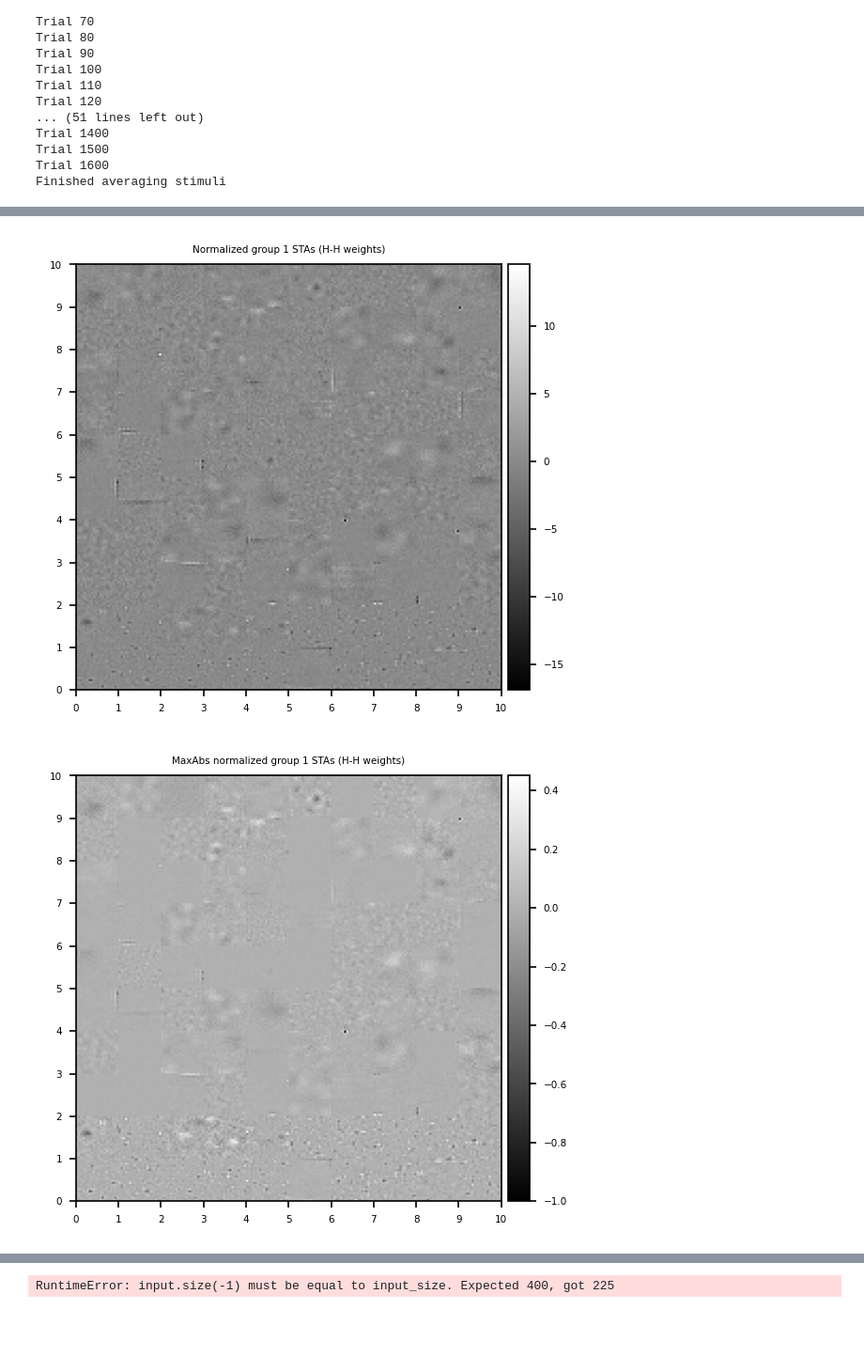
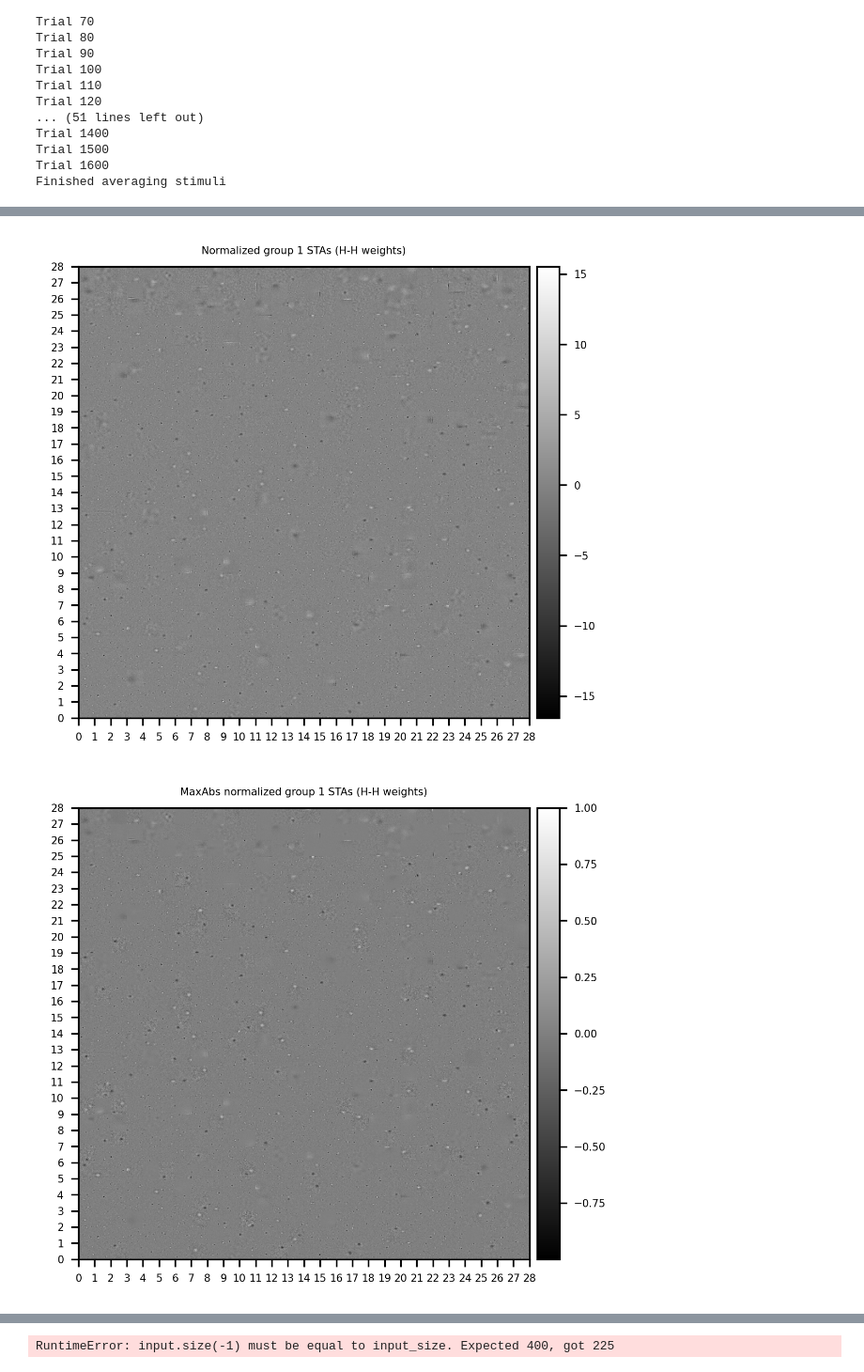
Before and after one commit to sebbkw/rnn, a Jupyter notebook: analyse_network.ipynb, the cells around one changed output, grey strips where cells are left out. Shown at 94% size. Saved outputs shown, nothing was run; the diff lists cells and outputs as text; code cells hidden in the pictures; blank space fills up the shorter version.

```diff
--- a/analyse_network.ipynb
+++ b/analyse_network.ipynb
@@ -37,9 +37,10 @@ PATHS = [
     # Absolute values 45 frames
     './models/model-hierarchicalmode-15framesize-45tsteps-4warmup-2000epochs-1600units-0.001lr-0.25gradclip-1e-06L1-0.5beta-20210223-180522',
     # Absolute values 45 frames, 20 frame size (162400)
-    './models/model-hierarchicalmode-20framesize-45tsteps-4warmup-1000epochs-1600units-1e-05lr-0.25gradclip-1e-06L1-0.3beta-20210224-233528'
+    './models/model-hierarchicalmode-20framesize-45tsteps-4warmup-1000epochs-1600units-1e-05lr-0.25gradclip-1e-06L1-0.3beta-20210224-233528',
+    './models/model-hierarchicalmode-20framesize-45tsteps-4warmup-2000epochs-1600units-1e-05lr-0.25gradclip-1e-06L1-0.3beta-20210225-140304'
 ]
-PATH = PATHS[3]
+PATH = PATHS[4]
 
 # Set device to use on network
 DEVICE = torch.device('cuda' if torch.cuda.is_available() else 'cpu')
@@ -55,7 +56,7 @@ model = network.RecurrentTemporalPrediction.load(
 )
 
 # Load dataset
-train_dataset = FramesDataset('./datasets/processed_dataset_15px_20tsteps.npy', 'train', WARMUP)
-train_data_loader = torch.utils.data.DataLoader(train_dataset, batch_size=128)
-print("Training dataset length:", len(train_dataset))
+#train_dataset = FramesDataset('./datasets/processed_dataset_15px_20tsteps.npy', 'train', WARMUP)
+#train_data_loader = torch.utils.data.DataLoader(train_dataset, batch_size=128)
+#print("Training dataset length:", len(train_dataset))
 # %% [output]
@@ -162,12 +166,12 @@ Finished averaging stimuli
 # %%
 # Visualise connections between recurrent units
 
-starting_idx = 0
+starting_idx = 80
 n_units = 15
 units_slice = slice(starting_idx, starting_idx+n_units)
 
 hh_indices = averaged_stimuli_group1[1][units_slice]
-hh_weights = model.rnn.weight_hh_l0.detach().numpy()
+hh_weights = model.rnn.weight_hh_l0.cpu().detach().numpy()
 hh_weights_subset = np.zeros(shape=(n_units, n_units))
 
 for row in range(n_units):
@@ -195,7 +199,7 @@ for axs in f_axs[1:, 1:]:
         ax.remove()
 axbig = fig.add_subplot(gs[1:, 1:])
 axbig.set_axis_off()
-im = axbig.imshow(hh_weights_subset, cmap='Reds', vmax=1)
+im = axbig.imshow(hh_weights_subset, cmap='Reds', vmax=.5)
 
 cbaxes = fig.add_axes([1, 0.04, 0.03, 0.915])
 cb = plt.colorbar(im, cax = cbaxes)
@@ -317,10 +321,10 @@ def generate_gratings (frequency, rotation):
 
     return gratings
 
-physiology_data_group1 = []
+physiology_data_group2 = []
 SHOW_GRAPHS = False
 
-group_data = averaged_stimuli_group1
+group_data = averaged_stimuli_group2
 units_len = len(group_data[1])
 for i in range(units_len):
 
@@ -351,7 +355,7 @@ for i in range(units_len):
             _, hidden_state = model(gratings)
             for t_step in range(WARMUP, WARMUP+T_STEPS):
                 unit = hidden_state[0, t_step, unit_idx]
-                activity.append(unit.detach().numpy())
+                activity.append(unit.cpu().detach().numpy())
 
             responses[row, col] = max(activity)
 
@@ -377,7 +381,7 @@ for i in range(units_len):
     _, hidden_state = model(gratings)
     for t_step in range(WARMUP, WARMUP+T_STEPS):
         unit = hidden_state[0, t_step, unit_idx]
-        activity.append(unit.detach().numpy())
+        activity.append(unit.cpu().detach().numpy())
 
 
     data["sf"] = max_sf
@@ -395,7 +399,7 @@ for i in range(units_len):
     f_value = get_f_value(activity)
     data["f"] = f_value
 
-    physiology_data_group1.append(data)
+    physiology_data_group2.append(data)
 
     if i % 10 == 9:
         print("Unit {} / {}".format(i+1, units_len))
@@ -426,19 +436,19 @@ with open('./virtual_physiology/group1-hierarchicalmode-20framesize-45tsteps-4wa
 # Plot distribution of connections
 
 # Get subset of weights for those units which have STA estimates
-weights = model.rnn.weight_hh_l0.detach().numpy()
-unit_idxs = averaged_stimuli_group1[1]
-unit_idxs_inhib = averaged_stimuli_group1[1][:72]
-unit_idxs_excit = averaged_stimuli_group1[1][72:]
+weights = model.rnn.weight_hh_l0.cpu().detach().numpy()
+unit_idxs = averaged_stimuli_group2[1]
+unit_idxs_inhib = averaged_stimuli_group2[1][:72]
+unit_idxs_excit = averaged_stimuli_group2[1][72:]
 weights_subset = weights[unit_idxs, :] # Rows
 weights_subset = weights_subset[:, unit_idxs] # Columns
 
-#np.random.shuffle(weights_subset)
-#np.random.shuffle(np.transpose(weights_subset))
+np.random.shuffle(weights_subset)
+np.random.shuffle(np.transpose(weights_subset))
 
 # Normalize weights and find threshold (greater than 2 std's)
 weights_subset = (weights_subset-np.mean(weights_subset)) / np.std(weights_subset)
-threshold = 0
+threshold = 1
 
 orientation_deltas = []
 mean_orientation_deltas = []
@@ -533,7 +559,7 @@ def plot_weights (weights_array, rows, columns, offset = 0, title = ""):
             hidden_unit_weights = np.reshape(hidden_unit_weights, (FRAME_SIZE, FRAME_SIZE))
             im[row*FRAME_SIZE:(row+1)*FRAME_SIZE, column*FRAME_SIZE:(column+1)*FRAME_SIZE] = hidden_unit_weights
 
-    fig, ax = plt.subplots(dpi=150)
+    fig, ax = plt.subplots(dpi=300)
     im_plt = plt.imshow(im, extent=[0, columns, 0, rows], cmap='gray')
 
     divider = make_axes_locatable(ax)
@@ -548,7 +574,7 @@ def plot_weights (weights_array, rows, columns, offset = 0, title = ""):
     #ax.grid(which='major', color='w', linestyle='-', linewidth=0.5)
     ax.set_title(title, size=font_size)
 
-rows, columns, offset = (10, 10, 0)
+rows, columns, offset = (28, 28, 0)
 plot_weights(model.rnn.weight_ih_l0.cpu().detach().numpy(), rows, columns, offset, "Input weights")
 
 plot_weights(normalize(averaged_stimuli_group1[0]), rows, columns, offset, "Normalized group 1 STAs (H-H weights)")
@@ -560,2 +586,2 @@ plot_weights(max_abs_normalize(averaged_stimuli_group2[0]), rows, columns, offse
-[figure, old version]
+[figure, new version]
-[figure, old version]
+[figure, new version]
```
Also changed, not shown: parts of 9 cells of this notebook, 3 other files.
